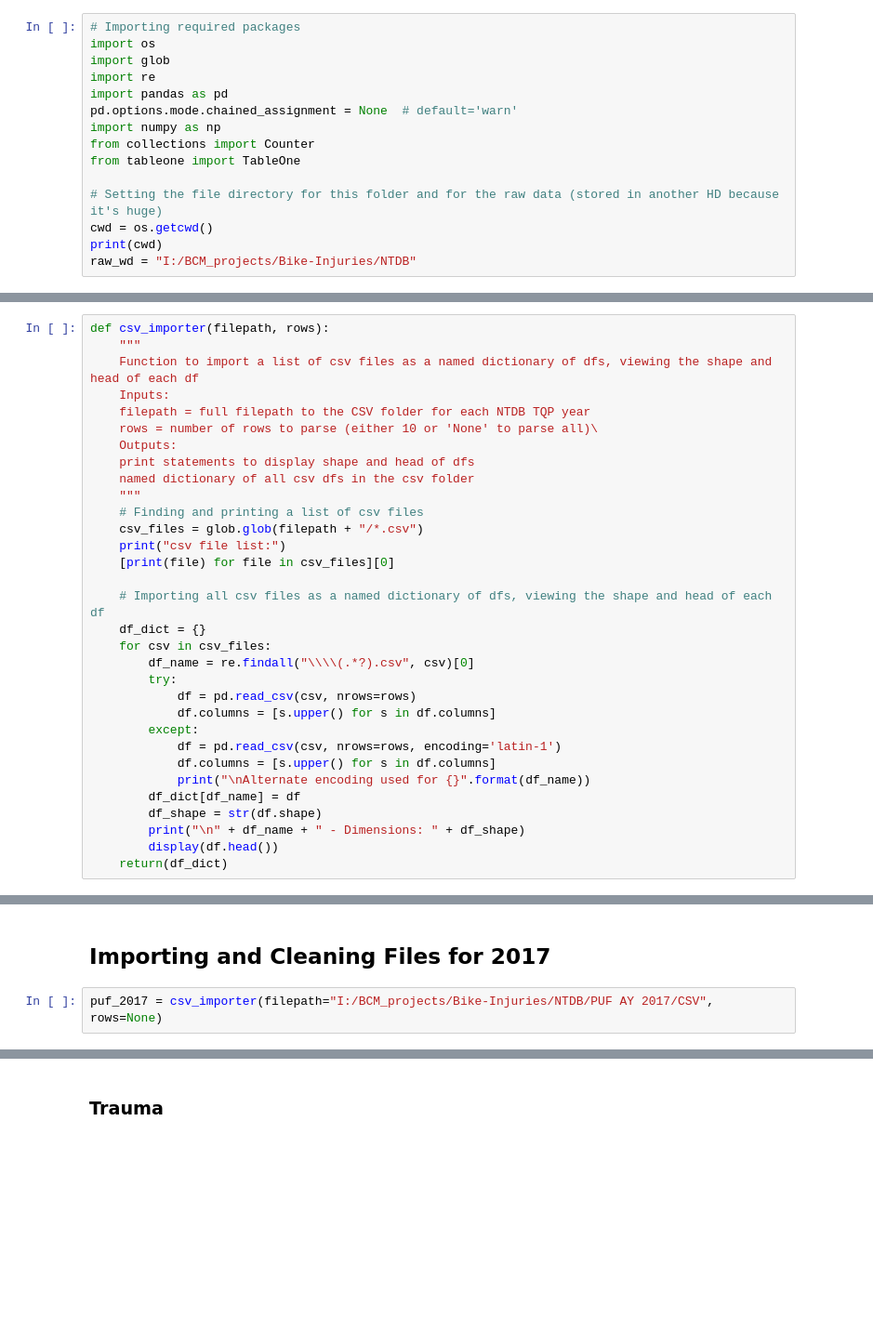
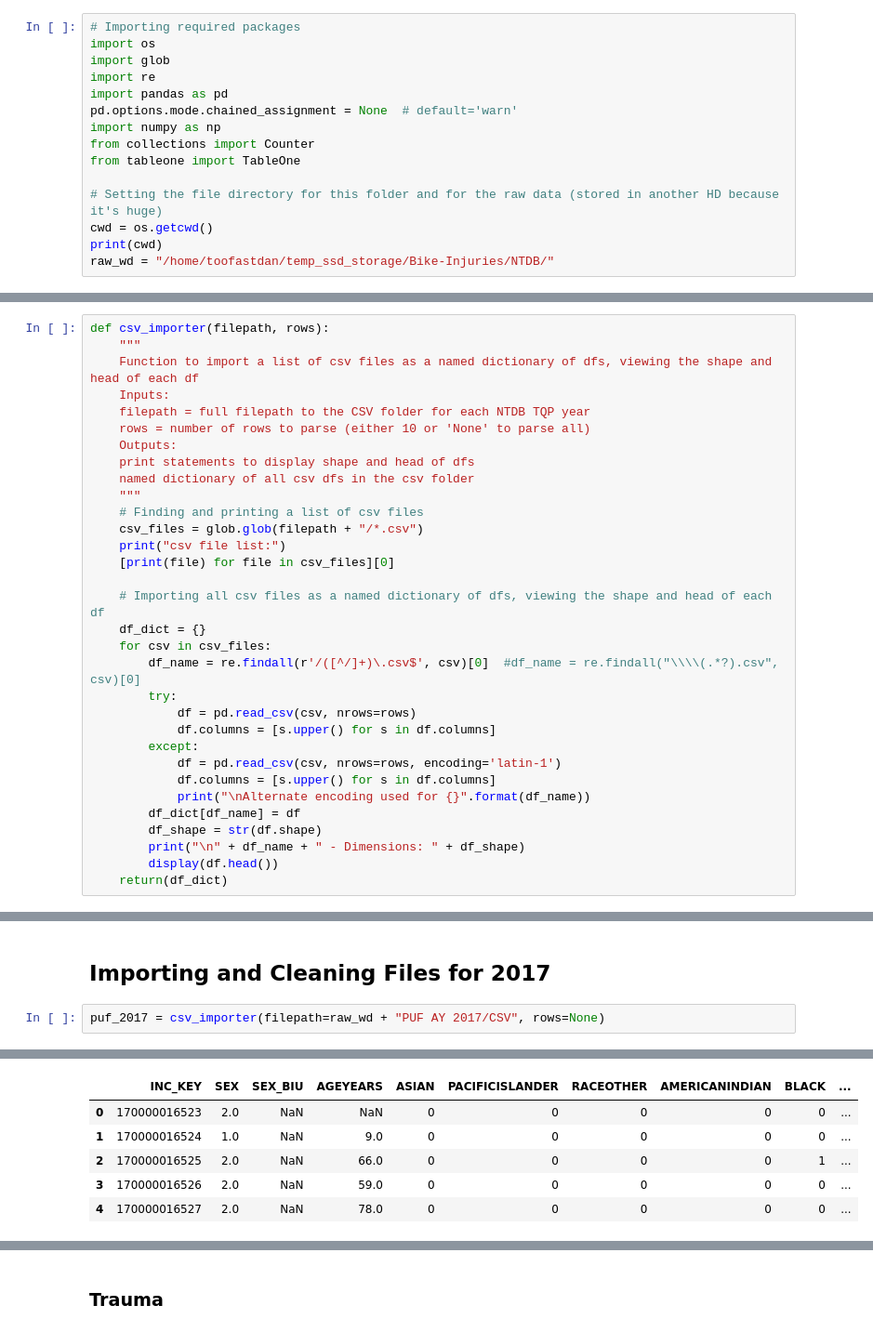
Before and after one commit to toofastdan117/TQP_bike_alcohol_helmets, a Jupyter notebook: 01_TQP_Parser.ipynb, the cells around one changed output, grey strips where cells are left out. Shown at 93% size. Cells and saved outputs as stored; diff of their text form; blank space fills up the shorter version.

```diff
--- a/01_TQP_Parser.ipynb
+++ b/01_TQP_Parser.ipynb
@@ -16,4 +16,4 @@ from tableone import TableOne
 # Setting the file directory for this folder and for the raw data (stored in another HD because it's huge)
 cwd = os.getcwd()
 print(cwd)
-raw_wd = "I:/BCM_projects/Bike-Injuries/NTDB"
+raw_wd = "/home/toofastdan/temp_ssd_storage/Bike-Injuries/NTDB/"
@@ -23,7 +25,7 @@ def csv_importer(filepath, rows):
     Function to import a list of csv files as a named dictionary of dfs, viewing the shape and head of each df
     Inputs:
     filepath = full filepath to the CSV folder for each NTDB TQP year
-    rows = number of rows to parse (either 10 or 'None' to parse all)\
+    rows = number of rows to parse (either 10 or 'None' to parse all)
     Outputs:
     print statements to display shape and head of dfs
     named dictionary of all csv dfs in the csv folder
@@ -36,7 +38,7 @@ def csv_importer(filepath, rows):
     # Importing all csv files as a named dictionary of dfs, viewing the shape and head of each df
     df_dict = {}
     for csv in csv_files:
-        df_name = re.findall("\\\\(.*?).csv", csv)[0]
+        df_name = re.findall(r'/([^/]+)\.csv$', csv)[0]  #df_name = re.findall("\\\\(.*?).csv", csv)[0]
         try:
             df = pd.read_csv(csv, nrows=rows)
             df.columns = [s.upper() for s in df.columns]
@@ -62,4 +64,5 @@ def stat_printer(df):
 # %% [markdown]
 ## **Importing and Cleaning Files for 2017**
 # %%
-puf_2017 = csv_importer(filepath="I:/BCM_projects/Bike-Injuries/NTDB/PUF AY 2017/CSV", rows=None)
+puf_2017 = csv_importer(filepath=raw_wd + "PUF AY 2017/CSV", rows=None)
+# %% [output]
@@ -65,0 +118,6 @@ puf_2017 = csv_importer(filepath="I:/BCM_projects/Bike-Injuries/NTDB/PUF AY 2017
+|  | INC_KEY | SEX | SEX_BIU | AGEYEARS | ASIAN | PACIFICISLANDER | RACEOTHER | AMERICANINDIAN | BLACK | ... |
+| 0 | 170000016523 | 2.0 | NaN | NaN | 0 | 0 | 0 | 0 | 0 | ... |
+| 1 | 170000016524 | 1.0 | NaN | 9.0 | 0 | 0 | 0 | 0 | 0 | ... |
+| 2 | 170000016525 | 2.0 | NaN | 66.0 | 0 | 0 | 0 | 0 | 1 | ... |
+| 3 | 170000016526 | 2.0 | NaN | 59.0 | 0 | 0 | 0 | 0 | 0 | ... |
+| 4 | 170000016527 | 2.0 | NaN | 78.0 | 0 | 0 | 0 | 0 | 0 | ... |
```
Also changed, not shown: parts of 53 cells of this notebook, 2 other files.
